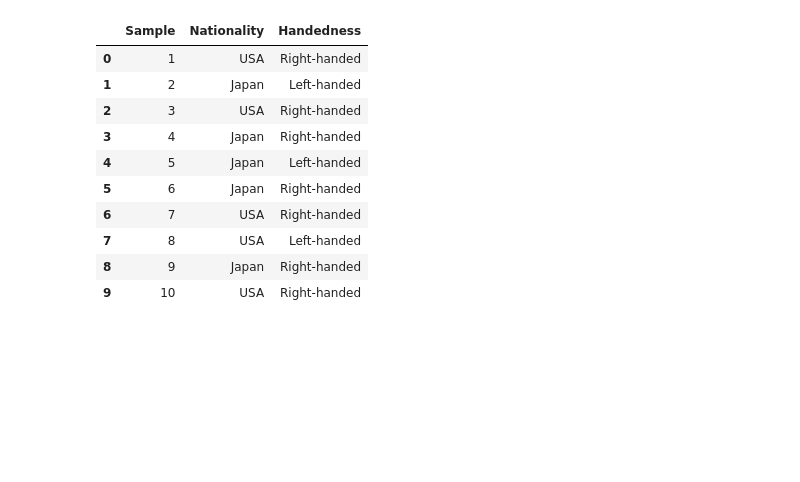
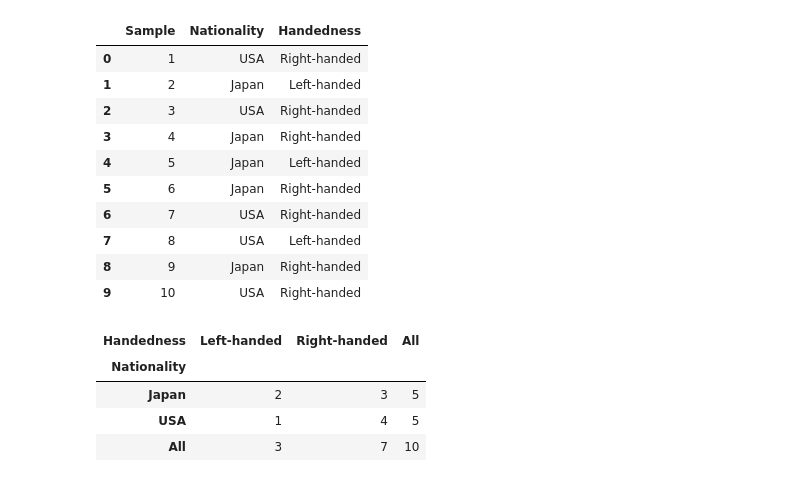
Before and after one commit to SiddalingeshaDS/ML-Practice, a Jupyter notebook: Python for Data Analysis/Data Aggregation and Group operations.ipynb, the cells around one changed output. Drawn from its saved outputs; the diff is of its cells as text; code cells hidden in the pictures; blank space fills up the shorter version.

Commit message:
Data Aggregation complete

```diff
--- a/Python for Data Analysis/Data Aggregation and Group operations.ipynb
+++ b/Python for Data Analysis/Data Aggregation and Group operations.ipynb
@@ -884,3 +884,11 @@ data
 | 7 | 8 | USA | Left-handed |
 | 8 | 9 | Japan | Right-handed |
 | 9 | 10 | USA | Right-handed |
+# %%
+pd.crosstab(data.Nationality, data.Handedness, margins=True)
+# %% [output]
+| Handedness | Left-handed | Right-handed | All |
+| Nationality |  |  |  |
+| Japan | 2 | 3 | 5 |
+| USA | 1 | 4 | 5 |
+| All | 3 | 7 | 10 |
```
Also changed, not shown: parts of 3 cells of this notebook.
